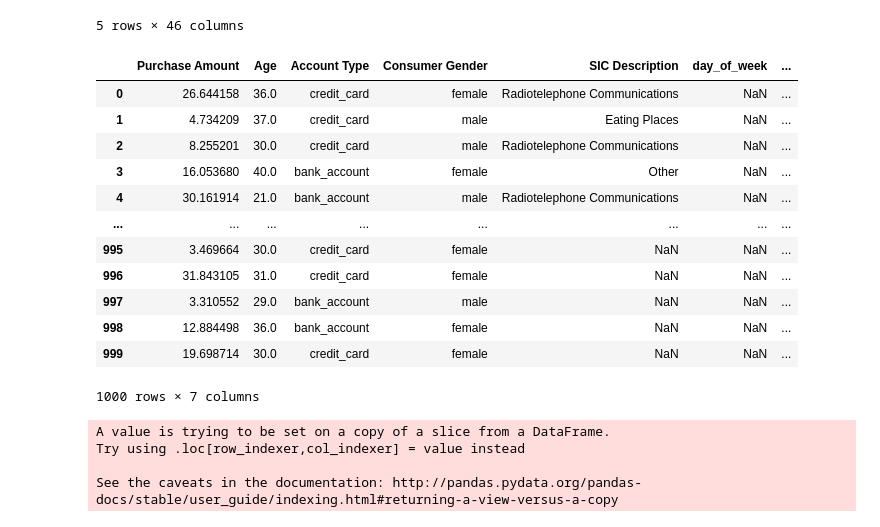
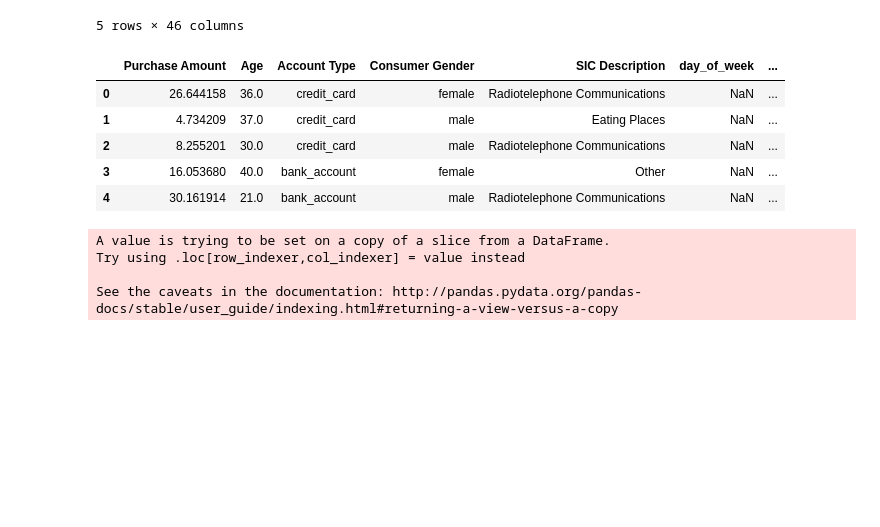
Before and after one commit to rui-zhang-ocean/Predict_Transactions, a Jupyter notebook: check_synthetic_data.ipynb, the cells around one changed output. Cells and saved outputs as stored; diff of their text form; code cells hidden in the pictures; blank space fills up the shorter version.

```diff
--- a/check_synthetic_data.ipynb
+++ b/check_synthetic_data.ipynb
@@ -80,21 +81,14 @@ df_pm = reverse_dummy(df_sample,'period_of_month')
 # %%
 df_reverse = pd.concat([df_num,df_account,df_gender,df_SIC,df_dw,df_pm], axis=1)
 #pd.set_option('display.max_rows', N)
-df_reverse.head(N)
+df_reverse.head()
 # %% [output]
 |  | Purchase Amount | Age | Account Type | Consumer Gender | SIC Description | day_of_week | ... |
 | 0 | 26.644158 | 36.0 | credit_card | female | Radiotelephone Communications | NaN | ... |
 | 1 | 4.734209 | 37.0 | credit_card | male | Eating Places | NaN | ... |
 | 2 | 8.255201 | 30.0 | credit_card | male | Radiotelephone Communications | NaN | ... |
 | 3 | 16.053680 | 40.0 | bank_account | female | Other | NaN | ... |
 | 4 | 30.161914 | 21.0 | bank_account | male | Radiotelephone Communications | NaN | ... |
-| ... | ... | ... | ... | ... | ... | ... | ... |
-| 995 | 3.469664 | 30.0 | credit_card | female | NaN | NaN | ... |
-| 996 | 31.843105 | 31.0 | credit_card | female | NaN | NaN | ... |
-| 997 | 3.310552 | 29.0 | bank_account | male | NaN | NaN | ... |
-| 998 | 12.884498 | 36.0 | bank_account | female | NaN | NaN | ... |
-| 999 | 19.698714 | 30.0 | credit_card | female | NaN | NaN | ... |
-1000 rows × 7 columns
 # %%
 # reverse retailerVec back to retailers
 idx = [i for i, s in enumerate(list(df_sample.columns)) if 'retailerVec' in s]
```
Also changed, not shown: parts of 1 cell of this notebook, 9 other files.
